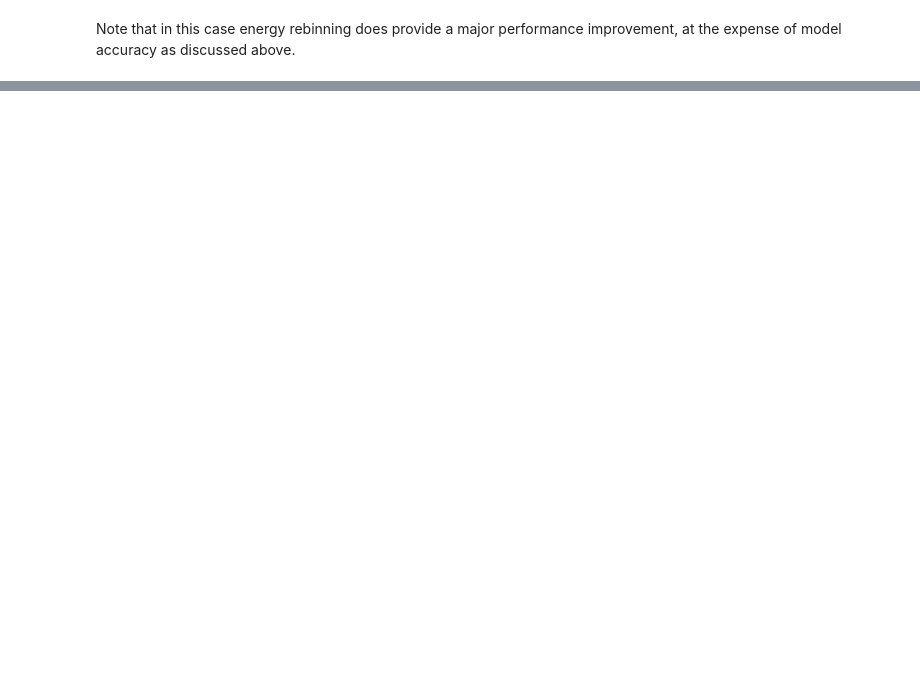
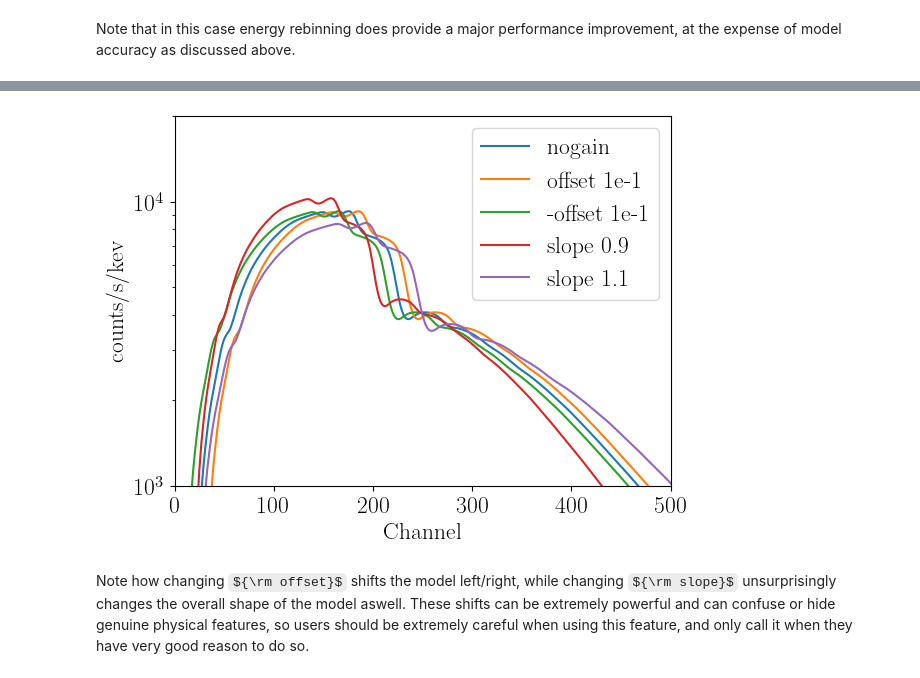
Before and after one commit to nDspec/nDspec, a Jupyter notebook: docs/response_optimization.ipynb, the cells around one changed output, grey strips where cells are left out. Drawn from its saved outputs; the diff is of its cells as text; code cells hidden in the pictures; some formulas as TeX source; blank space fills up the shorter version.

```diff
--- a/docs/response_optimization.ipynb
+++ b/docs/response_optimization.ipynb
@@ -578,0 +619,38 @@ Note that in this case energy rebinning does provide a major performance improve
+# %%
+bb_params = np.array([1.,1.])
+bb_model = bbody(nicer_grid,bb_params)*nicer_bins
+nobin_fold = nicer_matrix.convolve_response(bb_model,units_in="xspec",units_out="kev")
+
+gain_slope = 1.0
+gain_offset = 1e-1
+model_gain_1 = nicer_matrix.apply_gain(nobin_fold,gain_slope,gain_offset)
+
+gain_slope = 1.0
+gain_offset = -1e-1
+model_gain_2 = nicer_matrix.apply_gain(nobin_fold,gain_slope,gain_offset)
+
+gain_slope = 0.9
+gain_offset = 0
+model_gain_3 = nicer_matrix.apply_gain(nobin_fold,gain_slope,gain_offset)
+
+gain_slope = 1.1
+gain_offset = 0
+model_gain_4 = nicer_matrix.apply_gain(nobin_fold,gain_slope,gain_offset)
+
+plt.figure(1)
+plt.semilogy(nobin_fold,label="nogain")
+plt.semilogy(model_gain_1,label="offset 1e-1")
+plt.semilogy(model_gain_2,label="-offset 1e-1")
+plt.semilogy(model_gain_3,label="slope 0.9")
+plt.semilogy(model_gain_4,label="slope 1.1")
+plt.legend(loc="best")
+plt.xlabel("Channel")
+plt.ylabel("counts/s/kev")
+plt.ylim([1e3,2e4])
+plt.xlim([0,500])
+
+plt.show()
+# %% [output]
+[figure, added]
+# %% [markdown]
+Note how changing ${\rm offset}$ shifts the model left/right, while changing ${\rm slope}$ unsurprisingly changes the overall shape of the model aswell. These shifts can be extremely powerful and can confuse or hide genuine physical features, so users should be extremely careful when using this feature, and only call it when they have very good reason to do so.
```
Also changed, not shown: parts of 12 cells of this notebook, 27 other files.
